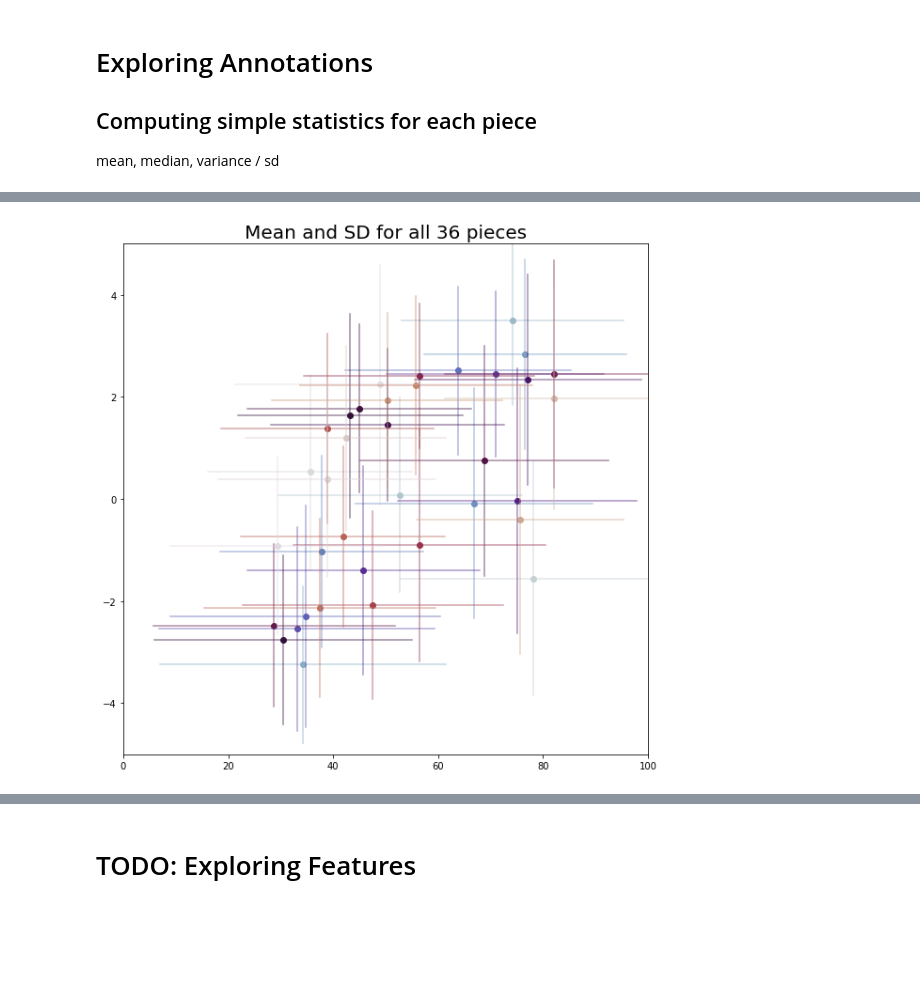
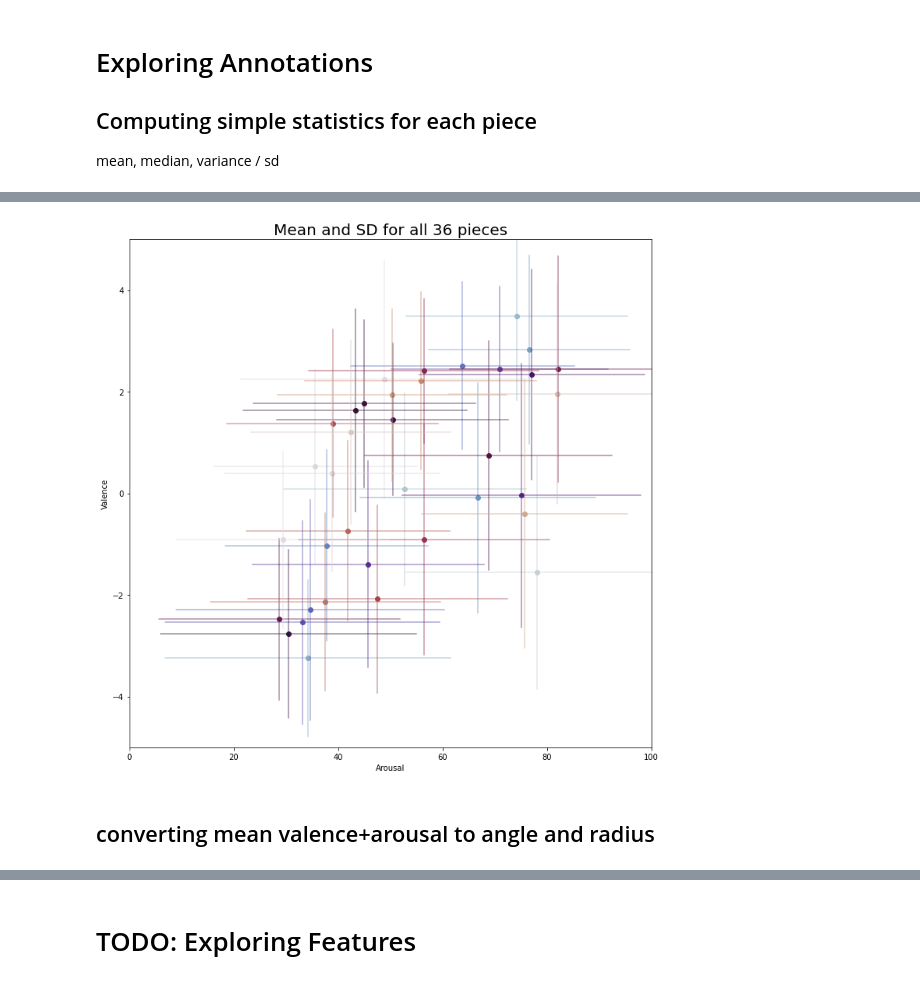
Before and after one commit to sh0w/machine-learning-pattern-classfication, a Jupyter notebook: task2_data_exploration/MLPC.ipynb, the cells around one changed output, grey strips where cells are left out. Cells and saved outputs as stored; diff of their text form; code cells hidden in the pictures; blank space fills up the shorter version.

```diff
--- a/task2_data_exploration/MLPC.ipynb
+++ b/task2_data_exploration/MLPC.ipynb
@@ -107,28 +92,32 @@ for i in piece_ids:
 # %%
 
 #plt.figure(figsize=(15,8))
-plt.figure(figsize=(10,10))
+plt.figure(figsize=(12,12))
 
 for p_id in piece_ids:
 
     p = plot_data.loc[p_id]
     a_v = p.a_variance
     v_v = p.a_variance
     a_sd = p.a_sd
     v_sd = p.v_sd
     a_m = p.a_mean
     v_m = p.v_mean
     a_med = p.a_median
     v_med = p.v_median
 
     plt.scatter(x=a_m, y=v_m, color=colors(piece_ids.tolist().index(p_id)))
     plt.plot([a_m - a_sd, a_m + a_sd], [v_m, v_m], alpha=0.5, color=colors(piece_ids.tolist().index(p_id)))
     plt.plot([a_m, a_m], [v_m-v_sd, v_m+v_sd], alpha=0.5, color=colors(piece_ids.tolist().index(p_id)))
+    plt.xlabel("Arousal")
+    plt.ylabel("Valence")
     plt.ylim(-5,5)
     plt.xlim(0,100)
 
 
 plt.title("Mean and SD for all 36 pieces", fontsize=20)
 plt.show()
 # %% [output]
-[figure, old version]
+[figure, new version]
+# %% [markdown]
+## converting mean valence+arousal to angle and radius
```
Also changed, not shown: parts of 7 cells of this notebook.
